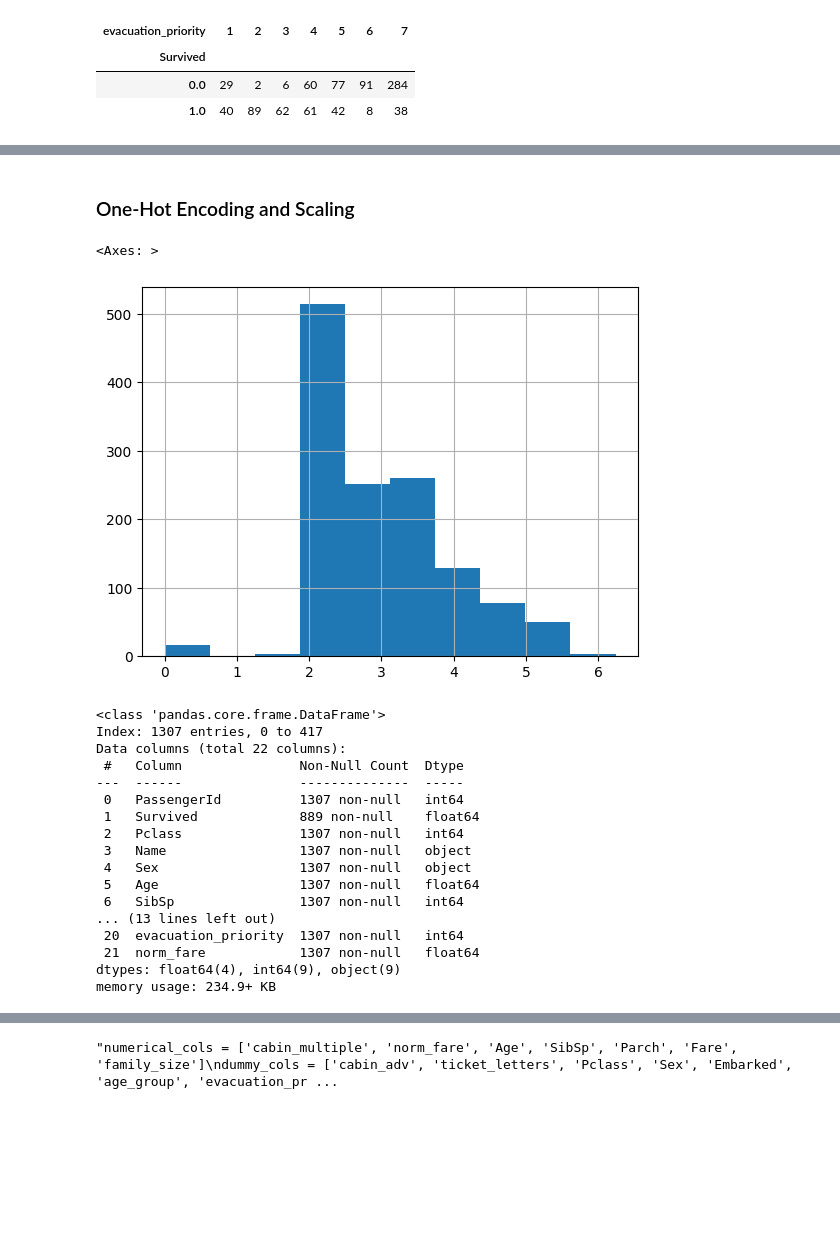
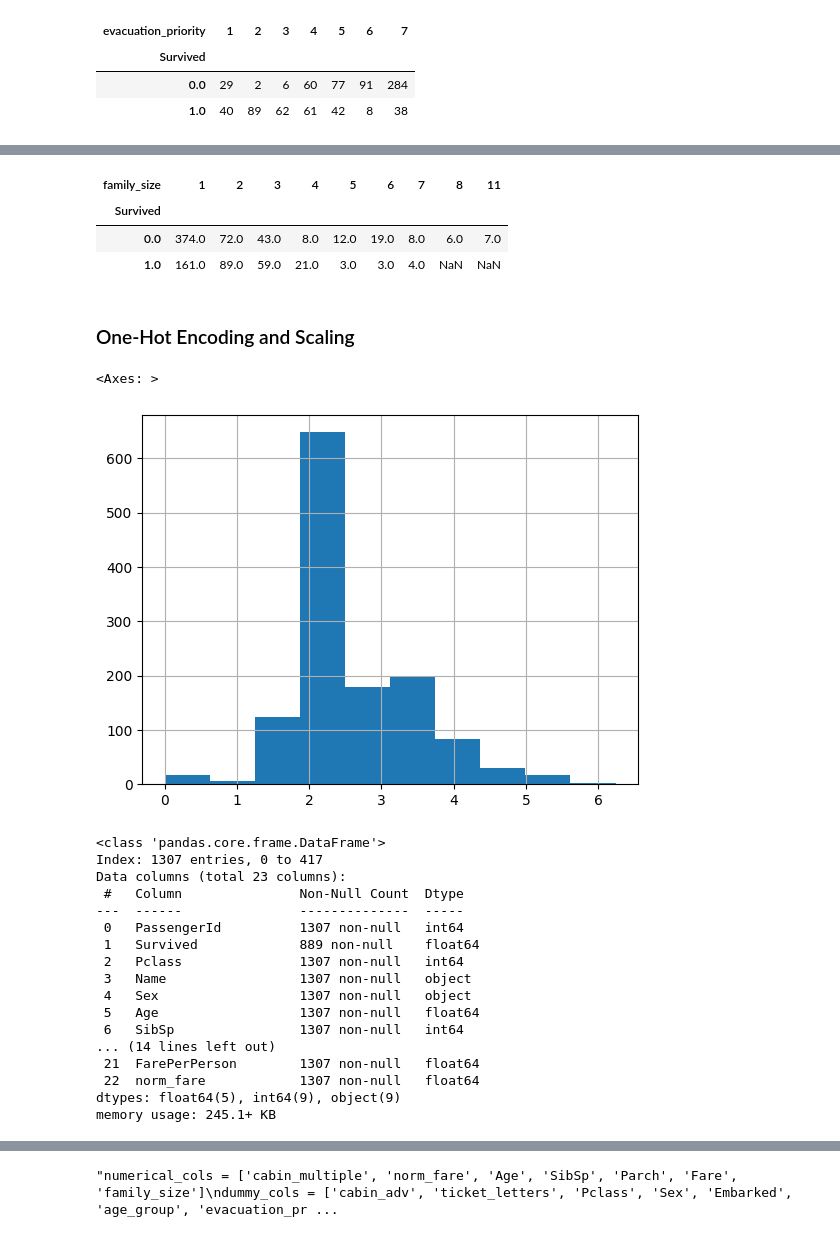
Before and after one commit to machiwao/ml-development, a Jupyter notebook: kaggle_TitanicWorking.ipynb, the cells around one changed output, grey strips where cells are left out. Cells and saved outputs as stored; diff of their text form; code cells hidden in the pictures; blank space fills up the shorter version.

```diff
--- a/kaggle_TitanicWorking.ipynb
+++ b/kaggle_TitanicWorking.ipynb
@@ -338,6 +339,3 @@ all_data['name_title'].value_counts()
 | Jonkheer | 1 |
 | Dona | 1 |
 dtype: int64
-# %%
-all_data["family_size"] = all_data["SibSp"] + all_data["Parch"]
-all_data["family_size"].value_counts()
@@ -508,3 +486,10 @@ pd.pivot_table(all_data,index='Survived',columns='evacuation_priority', values =
 | Survived |  |  |  |  |  |  |  |
 | 0.0 | 29 | 2 | 6 | 60 | 77 | 91 | 284 |
 | 1.0 | 40 | 89 | 62 | 61 | 42 | 8 | 38 |
+# %%
+# Calculate family size based on existing columns
+all_data['family_size'] = all_data['SibSp'] + all_data['Parch'] + 1
+
+all_data['FarePerPerson'] = all_data['Fare'] / all_data['family_size']
+
+all_data[['Fare', 'family_size', 'FarePerPerson']].head()
@@ -511,17 +503,24 @@ pd.pivot_table(all_data,index='Survived',columns='evacuation_priority', values =
+# %%
+pd.pivot_table(all_data,index='Survived',columns='family_size', values = 'Ticket', aggfunc='count')
+# %% [output]
+| family_size | 1 | 2 | 3 | 4 | 5 | 6 | 7 | 8 | 11 |
+| Survived |  |  |  |  |  |  |  |  |  |
+| 0.0 | 374.0 | 72.0 | 43.0 | 8.0 | 12.0 | 19.0 | 8.0 | 6.0 | 7.0 |
+| 1.0 | 161.0 | 89.0 | 59.0 | 21.0 | 3.0 | 3.0 | 4.0 | NaN | NaN |
 # %% [markdown]
 ### One-Hot Encoding and Scaling
 # %%
-all_data['norm_fare'] = np.log(all_data.Fare+1)
+all_data['norm_fare'] = np.log(all_data.FarePerPerson+1)
 all_data['norm_fare'].hist()
 # %% [output]
 <Axes: >
-[figure, old version]
+[figure, new version]
 # %%
 all_data.info()
 # %% [output]
 <class 'pandas.core.frame.DataFrame'>
 Index: 1307 entries, 0 to 417
-Data columns (total 22 columns):
+Data columns (total 23 columns):
  #   Column               Non-Null Count  Dtype
 ---  ------               --------------  -----
  0   PassengerId          1307 non-null   int64
@@ -531,11 +530,11 @@ Data columns (total 22 columns):
  4   Sex                  1307 non-null   object
  5   Age                  1307 non-null   float64
  6   SibSp                1307 non-null   int64
-... (13 lines left out)
- 20  evacuation_priority  1307 non-null   int64
- 21  norm_fare            1307 non-null   float64
-dtypes: float64(4), int64(9), object(9)
-memory usage: 234.9+ KB
+... (14 lines left out)
+ 21  FarePerPerson        1307 non-null   float64
+ 22  norm_fare            1307 non-null   float64
+dtypes: float64(5), int64(9), object(9)
+memory usage: 245.1+ KB
 # %%
 all_data.drop(columns=['PassengerId', 'Name', 'Sex', 'Age', 'SibSp', 'Parch',
                        'Ticket', 'Cabin', 'Fare'], axis=1, inplace=True)
```
Also changed, not shown: parts of 16 cells of this notebook.
